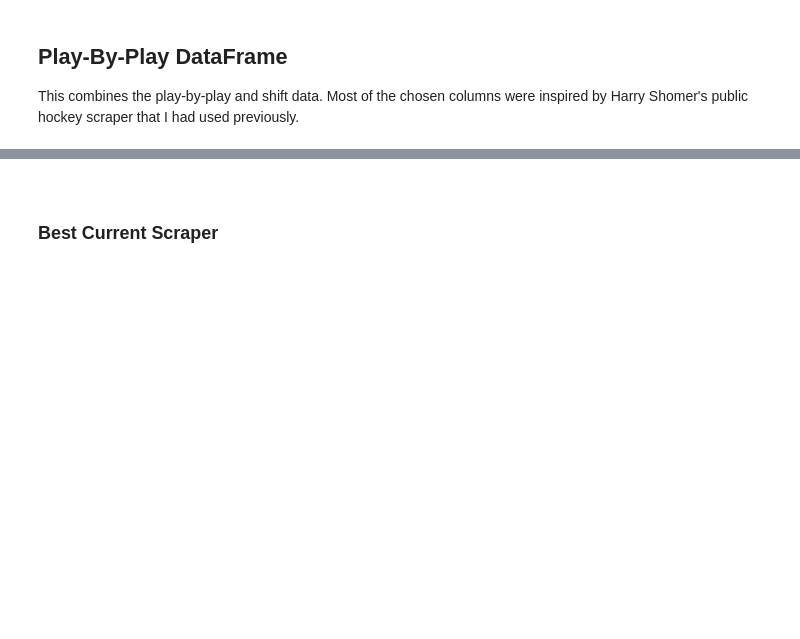
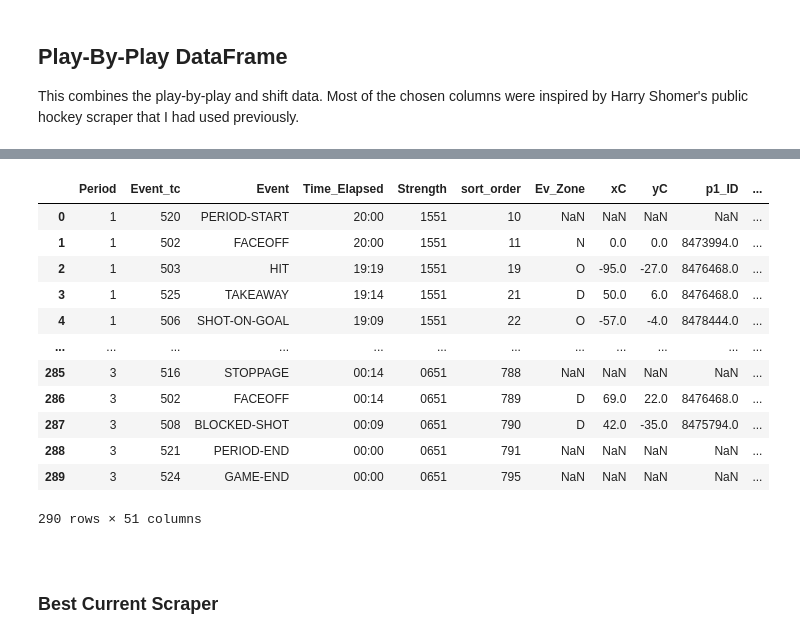
Before and after one commit to aaronslf7/NHL-API-Scraper, a Jupyter notebook: v1.1_Beta/API_Data_Scraper_v1dot1_Beta.ipynb, the cells around one changed output, grey strips where cells are left out. Cells and saved outputs as stored; diff of their text form; code cells hidden in the pictures; blank space fills up the shorter version.

```diff
--- a/v1.1_Beta/API_Data_Scraper_v1dot1_Beta.ipynb
+++ b/v1.1_Beta/API_Data_Scraper_v1dot1_Beta.ipynb
@@ -372,13 +372,6 @@ def get_pbp_improvement_beta(game_id):
 
             for j in range(len(pbp_df)):
 
-                if j == 0:
-                    pbp_df.at[j,'Away_Score'] = 0
-                    pbp_df.at[j,'Home_Score'] = 0
-                elif pbp_df.at[j,'Event_tc'] != 505:
-                    pbp_df.at[j,'Away_Score'] = pbp_df.at[j-1,'Away_Score']
-                    pbp_df.at[j,'Home_Score'] = pbp_df.at[j-1,'Home_Score']
-
                 time_elapsed = datetime.strptime(pbp_df.at[j,'Time_Elapsed'],'%M:%S')
 
                 awayPlayerList_loop = [pbp_df.at[j,'awayPlayer1_id'],pbp_df.at[j,'awayPlayer2_id'],pbp_df.at[j,'awayPlayer3_id'],
@@ -404,14 +397,26 @@ def get_pbp_improvement_beta(game_id):
                                     pbp_df.at[j,homePlayerList_names[k]] = game_roster.get(shift.get('playerId'))
                                     break
 
-                for p_id in awayPlayerList_loop:
-                    if p_id in goalie_ids:
-                        pbp_df.at[j,'Away_Goalie_Id'] = p_id
-                        pbp_df.at[j,'Away_Goalie'] = game_roster.get(p_id)
+        # Adding goalies to blocked shots
+        for i in range(len(pbp_df)):
+            for j in range(len(away_on_ice_player_ids)):
+                for g_id in goalie_ids:
+                    if g_id == pbp_df.at[i,away_on_ice_player_ids[j]]:
+                        pbp_df.at[i,'Away_Goalie_Id'] = g_id
+                        pbp_df.at[i,'Away_Goalie'] = game_roster.get(g_id)
+                        break
+            for j in range(len(home_on_ice_player_ids)):
+                for g_id in goalie_ids:
+                    if g_id == pbp_df.at[i,home_on_ice_player_ids[j]]:
+                        pbp_df.at[i,'Home_Goalie_Id'] = g_id
+                        pbp_df.at[i,'Home_Goalie'] = game_roster.get(g_id)
+                        break
 
-                for p_id in homePlayerList_loop:
-                    if p_id in goalie_ids:
-                        pbp_df.at[j,'Home_Goalie_Id'] = p_id
-                        pbp_df.at[j,'Home_Goalie'] = game_roster.get(p_id)
 
-        return pd.DataFrame(pbp_df)
+        return pbp_df
+# %%
+%%time
+
+pbp = get_pbp_improvement_beta(game_id)
+pbp
+# %% [output]
@@ -418,3 +425,16 @@ def get_pbp_improvement_beta(game_id):
+|  | Period | Event_tc | Event | Time_Elapsed | Strength | sort_order | Ev_Zone | xC | yC | p1_ID | ... |
+| 0 | 1 | 520 | PERIOD-START | 20:00 | 1551 | 10 | NaN | NaN | NaN | NaN | ... |
+| 1 | 1 | 502 | FACEOFF | 20:00 | 1551 | 11 | N | 0.0 | 0.0 | 8473994.0 | ... |
+| 2 | 1 | 503 | HIT | 19:19 | 1551 | 19 | O | -95.0 | -27.0 | 8476468.0 | ... |
+| 3 | 1 | 525 | TAKEAWAY | 19:14 | 1551 | 21 | D | 50.0 | 6.0 | 8476468.0 | ... |
+| 4 | 1 | 506 | SHOT-ON-GOAL | 19:09 | 1551 | 22 | O | -57.0 | -4.0 | 8478444.0 | ... |
+| ... | ... | ... | ... | ... | ... | ... | ... | ... | ... | ... | ... |
+| 285 | 3 | 516 | STOPPAGE | 00:14 | 0651 | 788 | NaN | NaN | NaN | NaN | ... |
+| 286 | 3 | 502 | FACEOFF | 00:14 | 0651 | 789 | D | 69.0 | 22.0 | 8476468.0 | ... |
+| 287 | 3 | 508 | BLOCKED-SHOT | 00:09 | 0651 | 790 | D | 42.0 | -35.0 | 8475794.0 | ... |
+| 288 | 3 | 521 | PERIOD-END | 00:00 | 0651 | 791 | NaN | NaN | NaN | NaN | ... |
+| 289 | 3 | 524 | GAME-END | 00:00 | 0651 | 795 | NaN | NaN | NaN | NaN | ... |
+290 rows × 51 columns
 # %% [markdown]
 <br>
 
```
Also changed, not shown: parts of 3 cells of this notebook.
